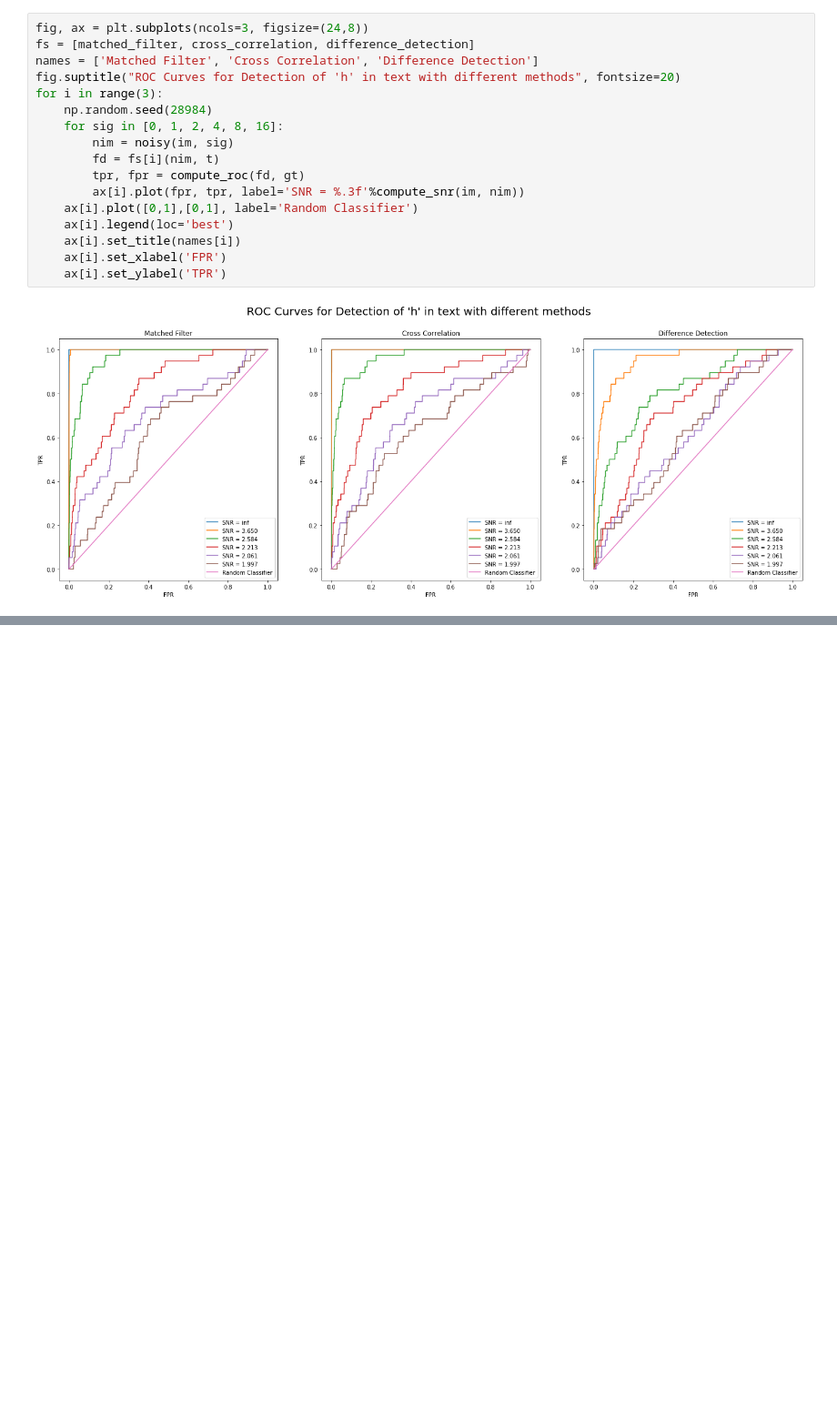
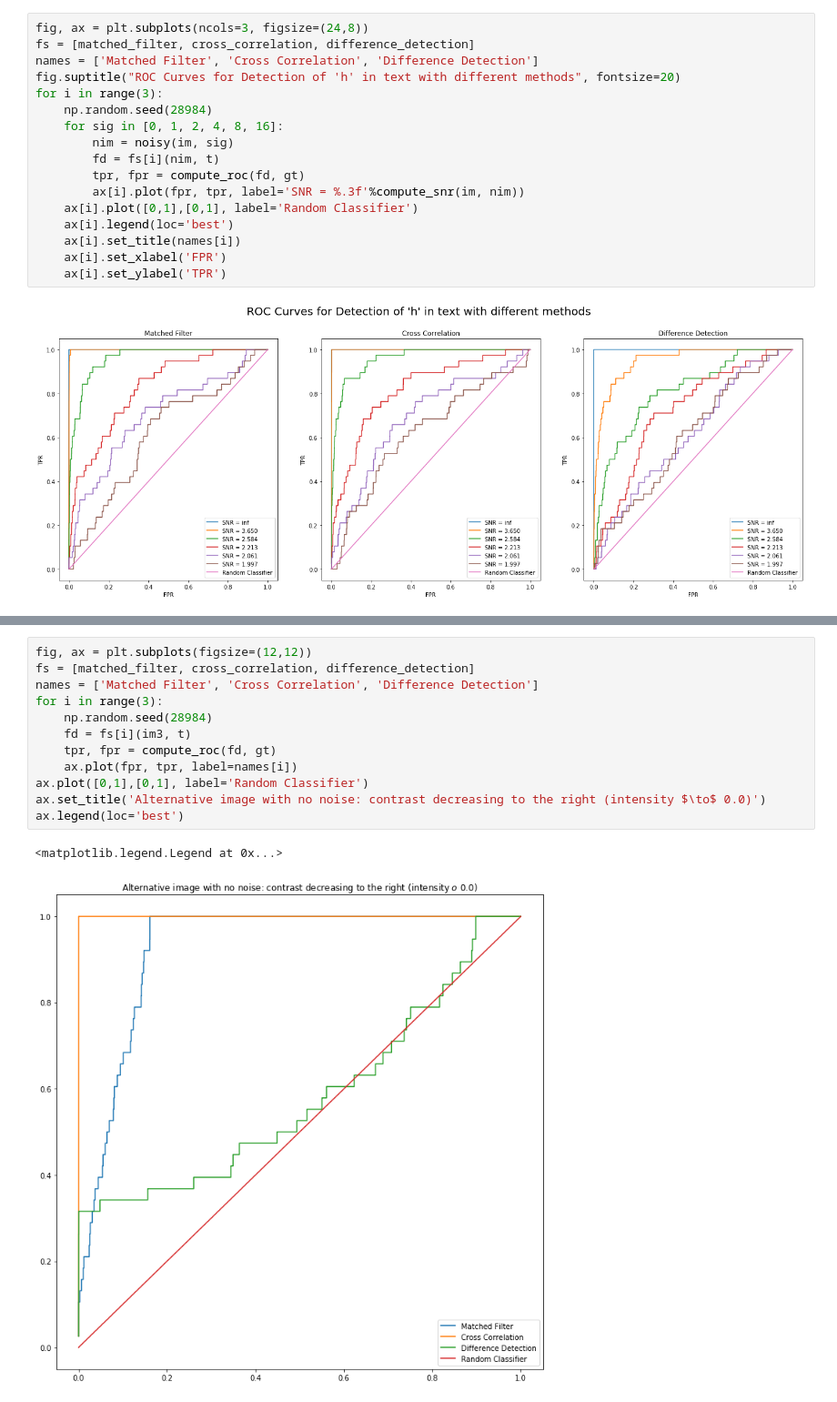
Before and after one commit to cnapun/EECS-531, a Jupyter notebook: A1/ROC.ipynb, the cells around one changed output, grey strips where cells are left out. Shown at 91% size. Cells and saved outputs as stored; diff of their text form; blank space fills up the shorter version.

```diff
--- a/A1/ROC.ipynb
+++ b/A1/ROC.ipynb
@@ -94,3 +101,18 @@ ax.legend(loc='best')
+# %%
+fig, ax = plt.subplots(figsize=(12,12))
+fs = [matched_filter, cross_correlation, difference_detection]
+names = ['Matched Filter', 'Cross Correlation', 'Difference Detection']
+for i in range(3):
+    np.random.seed(28984)
+    fd = fs[i](im3, t)
+    tpr, fpr = compute_roc(fd, gt)
+    ax.plot(fpr, tpr, label=names[i])
+ax.plot([0,1],[0,1], label='Random Classifier')
+ax.set_title('Alternative image with no noise: contrast decreasing to the right (intensity $\to$ 0.0)')
+ax.legend(loc='best')
+# %% [output]
+<matplotlib.legend.Legend at 0x...>
+[figure, added]
 # %% [markdown]
 ## Discussion
 Here, we can see that all algorithms can perfectly detect the features with no noise. As we slightly increase the noise, using a 2-norm of the patch difference immediately performs much worse, as expected, and cross-correlation and matched filtering work the best. At higher noises, matched filters and cross-correlation work similarly, but patch differences work much worse.
```
Also changed, not shown: parts of 4 cells of this notebook, 6 other files.
